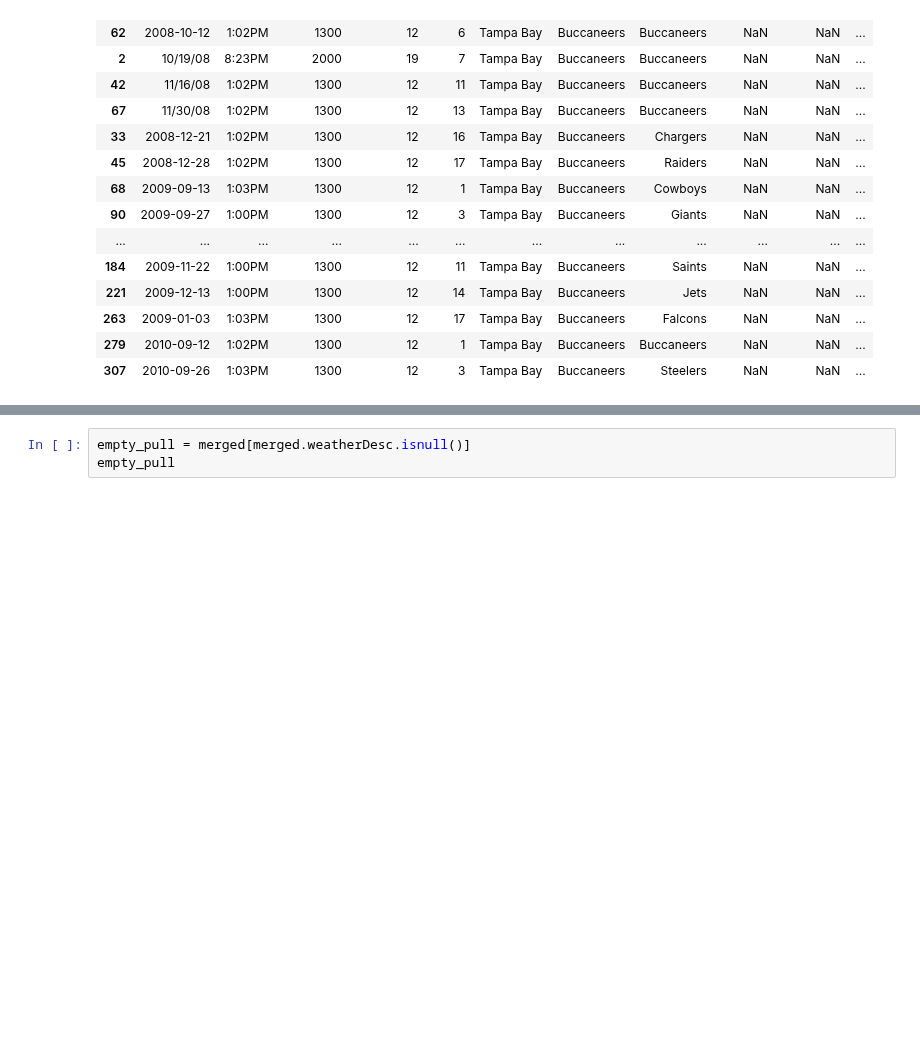
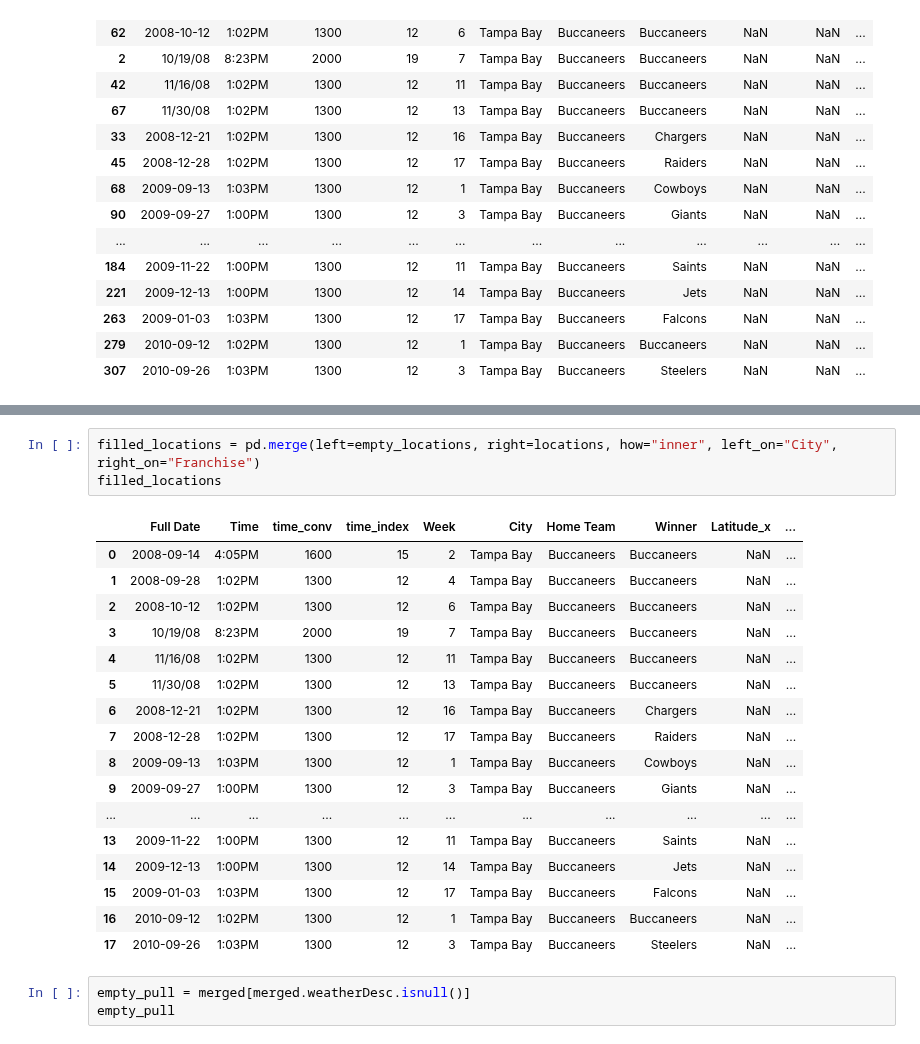
Before and after one commit to ybgandhi/Kickstart_Project, a Jupyter notebook: Dataset.ipynb, the cells around one changed output, grey strips where cells are left out. Saved outputs shown, nothing was run; the diff lists cells and outputs as text; blank space fills up the shorter version.

```diff
--- a/Dataset.ipynb
+++ b/Dataset.ipynb
@@ -70,3 +52,24 @@ locations
+# %%
+filled_locations = pd.merge(left=empty_locations, right=locations, how="inner", left_on="City", right_on="Franchise")
+filled_locations
+# %% [output]
+|  | Full Date | Time | time_conv | time_index | Week | City | Home Team | Winner | Latitude_x | ... |
+| 0 | 2008-09-14 | 4:05PM | 1600 | 15 | 2 | Tampa Bay | Buccaneers | Buccaneers | NaN | ... |
+| 1 | 2008-09-28 | 1:02PM | 1300 | 12 | 4 | Tampa Bay | Buccaneers | Buccaneers | NaN | ... |
+| 2 | 2008-10-12 | 1:02PM | 1300 | 12 | 6 | Tampa Bay | Buccaneers | Buccaneers | NaN | ... |
+| 3 | 10/19/08 | 8:23PM | 2000 | 19 | 7 | Tampa Bay | Buccaneers | Buccaneers | NaN | ... |
+| 4 | 11/16/08 | 1:02PM | 1300 | 12 | 11 | Tampa Bay | Buccaneers | Buccaneers | NaN | ... |
+| 5 | 11/30/08 | 1:02PM | 1300 | 12 | 13 | Tampa Bay | Buccaneers | Buccaneers | NaN | ... |
+| 6 | 2008-12-21 | 1:02PM | 1300 | 12 | 16 | Tampa Bay | Buccaneers | Chargers | NaN | ... |
+| 7 | 2008-12-28 | 1:02PM | 1300 | 12 | 17 | Tampa Bay | Buccaneers | Raiders | NaN | ... |
+| 8 | 2009-09-13 | 1:03PM | 1300 | 12 | 1 | Tampa Bay | Buccaneers | Cowboys | NaN | ... |
+| 9 | 2009-09-27 | 1:00PM | 1300 | 12 | 3 | Tampa Bay | Buccaneers | Giants | NaN | ... |
+| ... | ... | ... | ... | ... | ... | ... | ... | ... | ... | ... |
+| 13 | 2009-11-22 | 1:00PM | 1300 | 12 | 11 | Tampa Bay | Buccaneers | Saints | NaN | ... |
+| 14 | 2009-12-13 | 1:00PM | 1300 | 12 | 14 | Tampa Bay | Buccaneers | Jets | NaN | ... |
+| 15 | 2009-01-03 | 1:03PM | 1300 | 12 | 17 | Tampa Bay | Buccaneers | Falcons | NaN | ... |
+| 16 | 2010-09-12 | 1:02PM | 1300 | 12 | 1 | Tampa Bay | Buccaneers | Buccaneers | NaN | ... |
+| 17 | 2010-09-26 | 1:03PM | 1300 | 12 | 3 | Tampa Bay | Buccaneers | Steelers | NaN | ... |
 # %%
 empty_pull = merged[merged.weatherDesc.isnull()]
 empty_pull
```
Also changed, not shown: parts of 6 cells of this notebook.
